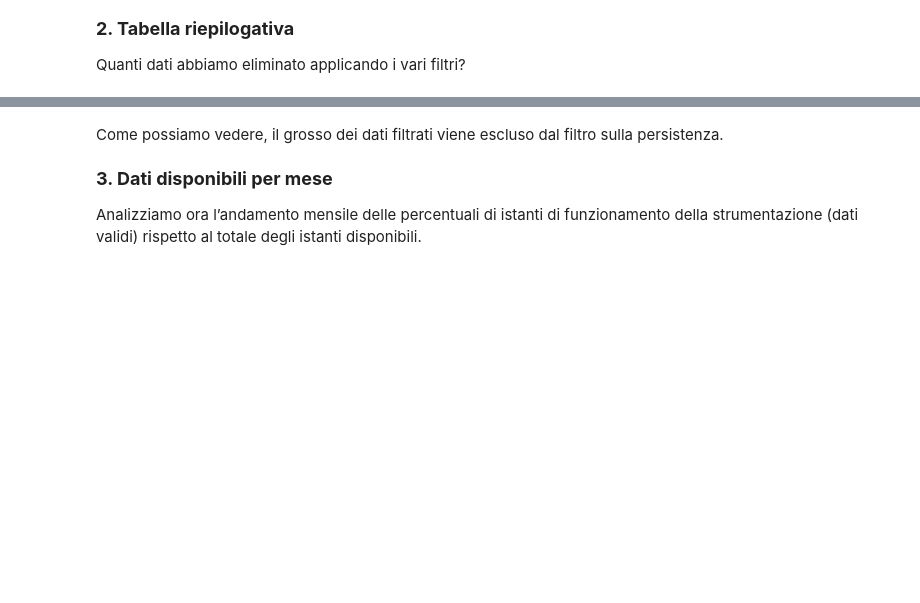
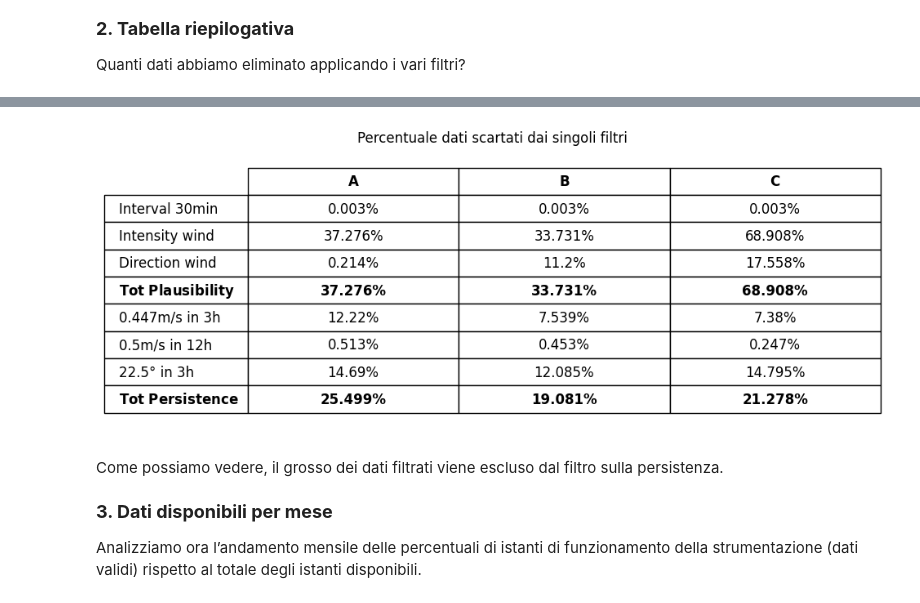
Before and after one commit to FedeJack06/Laboratorio-di-Fisica-dell-Atmosfera, a Jupyter notebook: 1esp/Notebook_Stazioni_Davis.ipynb, the cells around one changed output, grey strips where cells are left out. Cells and saved outputs as stored; diff of their text form; code cells hidden in the pictures; blank space fills up the shorter version.

Commit message:
tabelle filtri

```diff
--- a/1esp/Notebook_Stazioni_Davis.ipynb
+++ b/1esp/Notebook_Stazioni_Davis.ipynb
@@ -284,19 +301,19 @@ for stazione in stazioni:
 
     print(f"Stazione {stazione}")
 
-    df = globals()["df_"+stazione+"_interval30"].copy()
+    df = globals()["df_"+stazione+"_interval40"].copy()
 
     # Procediamo in questo modo:
 
     # 1. Applichiamo dei filtri per selezionare solo i mesi di interesse per le stagioni "DJF", "MAM", "JJA" e "SON"
 
     df_DJF = df[(df["Datetime"].dt.month == 12)|(df["Datetime"].dt.month == 1)|(df["Datetime"].dt.month == 2)]
-    df_MAM = df[(df["Datetime"].dt.month == 3)|(df["Datetime"].dt.month == 4)|(df["Datetime"].dt.month == 5)]
+    df_MAM = df[(df["Datetime"].dt.month == 4)|(df["Datetime"].dt.month == 4)|(df["Datetime"].dt.month == 5)]
     df_JJA = df[(df["Datetime"].dt.month == 6)|(df["Datetime"].dt.month == 7)|(df["Datetime"].dt.month == 8)]
     df_SON = df[(df["Datetime"].dt.month == 9)|(df["Datetime"].dt.month == 10)|(df["Datetime"].dt.month == 11)]
 
     # 2. Raggruppiamo i dati in base agli anni del dataframe (con la funzione "groupby()")
-    # 3. Contiamo il numero di righe di ciascun anno (con la funzione aggregazione "agg()"), denominando la nuova colonna
+    # 4. Contiamo il numero di righe di ciascun anno (con la funzione aggregazione "agg()"), denominando la nuova colonna
     # "count_DJF", etc.
     # 4. Ripristiniamo l'indice degli anni come prima colonna del dataframe (con la funzione "reset_index()")
 
@@ -888,3 +1110,48 @@ for stazione in stazioni:
+# %%
+stazioni = ["A","B","C"]
+
+dati = []
+
+for stazione in stazioni:
+    total = len(globals()["df_"+stazione+"_year"])
+    interval = len(globals()["df_"+stazione+"_year_interval30"])
+    intensity = len(globals()["df_"+stazione+"_year_interval30_plaus_speed"])
+    direction = len(globals()["df_"+stazione+"_year_interval30_plaus_dir"])
+    plausibility = len(globals()["df_"+stazione+"_year_interval30_plaus"])
+    per1 = len(globals()["df_"+stazione+"_year_interval30_plaus_pers1"])
+    pers2 = len(globals()["df_"+stazione+"_year_interval30_plaus_pers2"])
+    persistence = len(globals()["df_"+stazione+"_year_interval30_plaus_pers3"])
+
+    dati.append([str(round((1 - interval/total)*100,3))+"%",
+                    str(round((1 - intensity/interval)*100,3))+"%",
+                        str(round((1 - direction/interval)*100,3))+"%",
+                            str(round((1 - plausibility/interval)*100,3))+"%",
+                                str(round((1 - per1/plausibility)*100,3))+"%",
+                                    str(round((1 - pers2/per1)*100,3))+"%",
+                                        str(round((1 - persistence/pers2)*100,3))+"%",
+                                            str(round((1 - persistence/plausibility)*100,3))+"%"])
+
+
+dati2 = list(map(list, zip(*dati))) #transpose
+fig, ax = plt.subplots(figsize=(2,4.5))
+ax.set_title("Percentuale dati scartati dai singoli filtri", loc='right')
+
+ax.axis('off')
+rowName = ['Interval 30min', 'Intensity wind', 'Direction wind', '$\\bf{Tot}$ $\\bf{Plausibility}$', '0.447m/s in 3h', '0.5m/s in 12h', '22.5° in 3h', '$\\bf{Tot}$ $\\bf{Persistence}$']
+tabella = ax.table(cellText=dati2, loc='center', cellLoc='center', colLabels=["A","B","C"], rowLabels=rowName)
+
+for i in range(3):
+    tabella._cells[0, i].set_text_props(fontweight='bold')
+    tabella._cells[4, i].set_text_props(fontweight='bold')
+    tabella._cells[8, i].set_text_props(fontweight='bold')
+
+tabella.auto_set_font_size(False)
+tabella.set_fontsize(12)
+tabella.scale(5, 2)
+
+plt.show()
+# %% [output]
+[figure, added]
 # %% [markdown]
 Come possiamo vedere, il grosso dei dati filtrati viene escluso dal filtro sulla persistenza.
 # %% [markdown]
```
Also changed, not shown: parts of 18 cells of this notebook.
